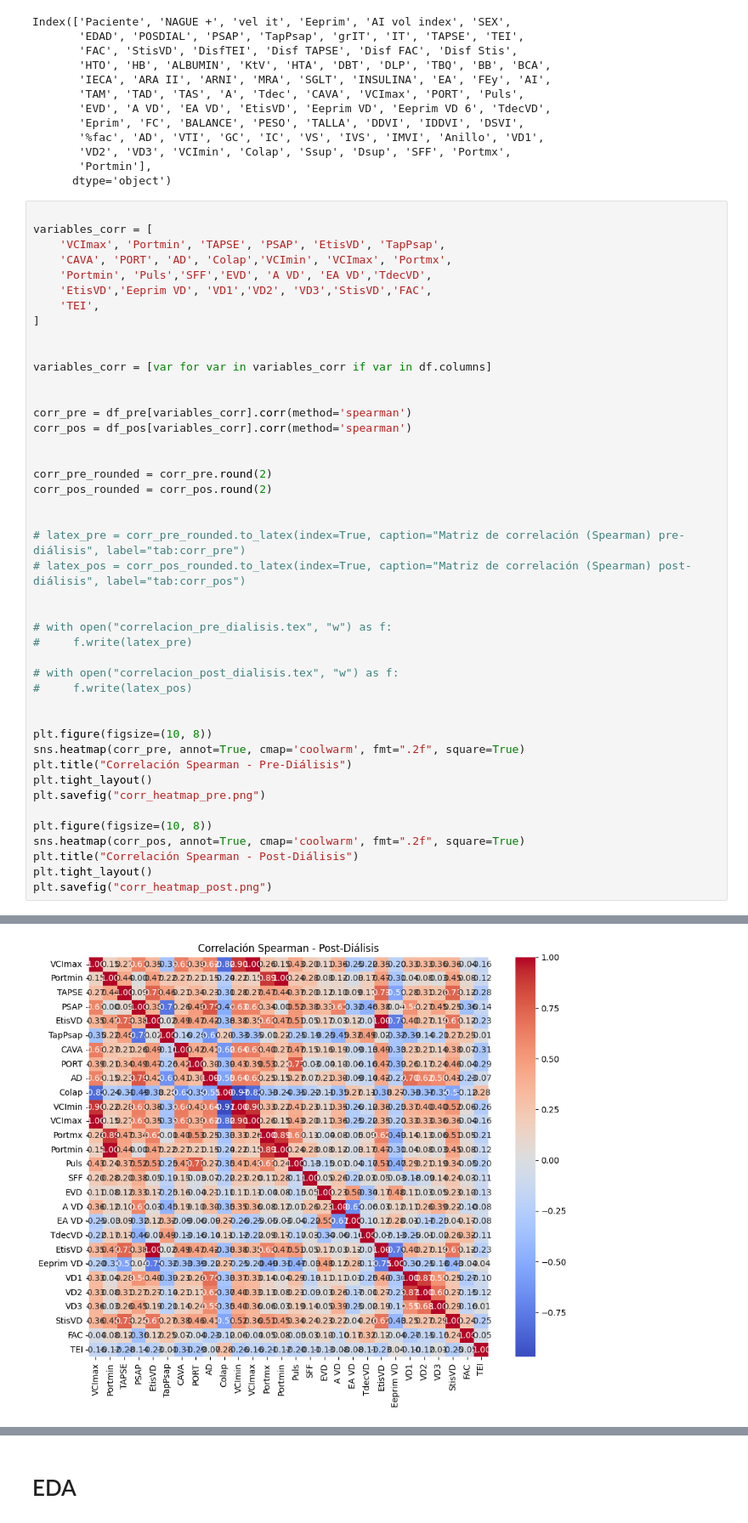
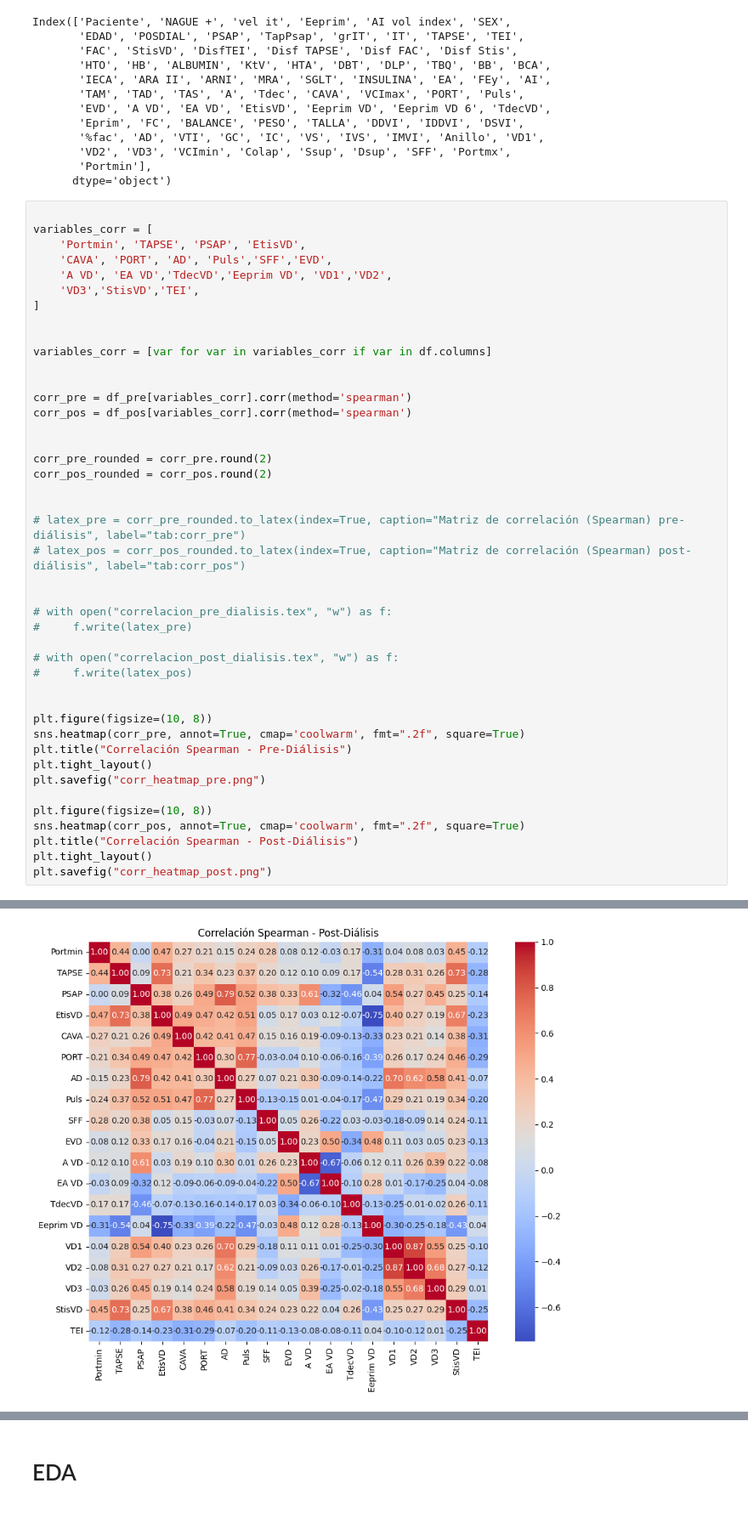
Before and after one commit to bitazaratustra/proyecto_gv, a Jupyter notebook: notebooks/Ecocardiograma_II.ipynb, the cells around one changed output, grey strips where cells are left out. Shown at 85% size. Drawn from its saved outputs; the diff is of its cells as text.

```diff
--- a/notebooks/Ecocardiograma_II.ipynb
+++ b/notebooks/Ecocardiograma_II.ipynb
@@ -92,11 +92,10 @@ Index(['Paciente', 'NAGUE +', 'vel it', 'Eeprim', 'AI vol index', 'SEX',
 # %%
 
 variables_corr = [
-    'VCImax', 'Portmin', 'TAPSE', 'PSAP', 'EtisVD', 'TapPsap',
-    'CAVA', 'PORT', 'AD', 'Colap','VCImin', 'VCImax', 'Portmx',
-    'Portmin', 'Puls','SFF','EVD', 'A VD', 'EA VD','TdecVD',
-    'EtisVD','Eeprim VD', 'VD1','VD2', 'VD3','StisVD','FAC',
-    'TEI',
+    'Portmin', 'TAPSE', 'PSAP', 'EtisVD',
+    'CAVA', 'PORT', 'AD', 'Puls','SFF','EVD',
+    'A VD', 'EA VD','TdecVD','Eeprim VD', 'VD1','VD2',
+    'VD3','StisVD','TEI',
 ]
 
 
@@ -138,4 +137,4 @@ plt.savefig("corr_heatmap_post.png")
-[figure, old version]
+[figure, new version]
 # %%
 corr_pre_rounded
 # %% [output]
```
Also changed, not shown: parts of 4 cells of this notebook, 4 other files.
